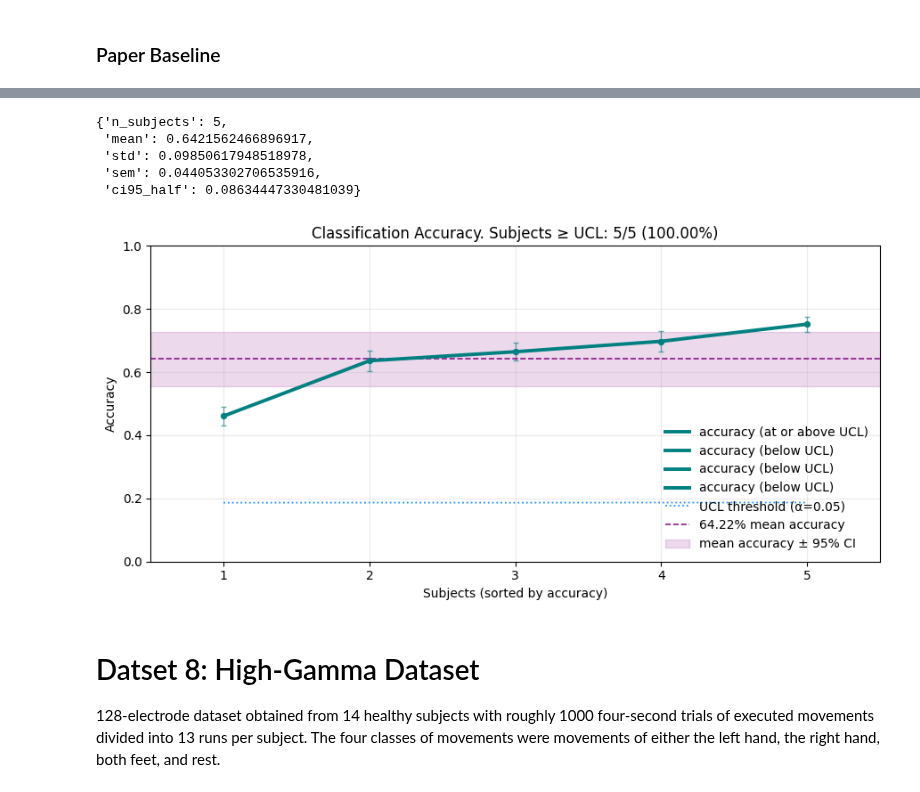
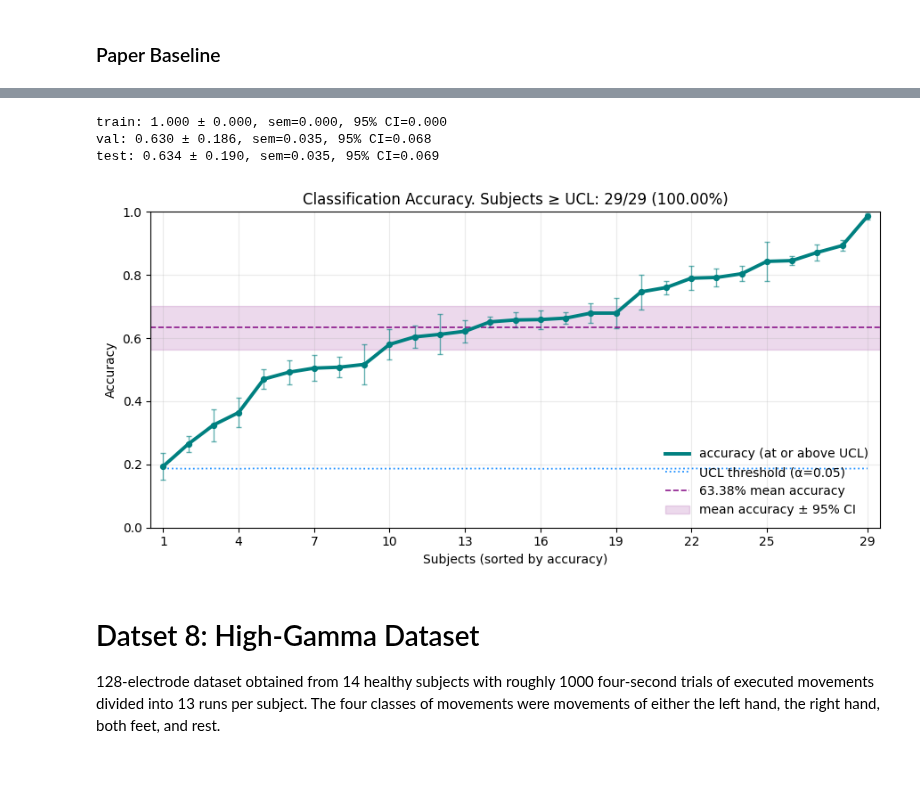
Before and after one commit to annzb/eeg-mi-decoders, a Jupyter notebook: main.ipynb, the cells around one changed output, grey strips where cells are left out. Saved outputs shown, nothing was run; the diff lists cells and outputs as text; code cells hidden in the pictures.

Commit message:
Implement ds4 baseline pipeline

```diff
--- a/main.ipynb
+++ b/main.ipynb
@@ -261,29 +252,29 @@ ds4X.shape, ds4Y.shape, ds4groups.shape
 # %%
 ds4_baseline_model = Model(
-    feat=feature_extractor.CSPLogVar(csp_n_components=4, reg=1e-10),
-    clf=classifier.LDAClassifier(lda_shrinkage=False)
+    feat=feature_extractor.FTACartesian(n_bins=5, max_freq_hz=5.0),
+    clf=classifier.VotingSVMClassifier(
+        svm_kernel="linear",
+        svm_decision_function_shape="ovo",
+        svm_C=1.0,
+    )
 )
-ds4_crossval = crossval.RepeatedSubsetCrossval(n_subsets=10, test_k=3, n_repeats=120, seed=rseed)
+ds4_split = split.RepeatedHoldoutSplit(train_frac=0.63, val_frac=0.27, test_frac=0.10, n_repeats=5, seed=rseed)
 # %%
-ds4_baseline_scores = ds4_crossval.eval_all_subjects(model=ds4_baseline_model, X=ds4X, y=ds4Y, groups=ds4groups)
+scores = Evaluator().eval_all_subjects(
+    split=ds4_split, model=ds4_baseline_model,
+    X=ds4X, y=ds4Y, groups=ds4groups,
+    alpha=0.05, metric=metrics.accuracy
+)
 # %%
-summary = eval_utils.summarize_subject_means([r.mean for r in ds4_baseline_scores.values()])
-summary
+scores
 # %% [output]
-{'n_subjects': 5,
- 'mean': 0.6421562466896917,
- 'std': 0.09850617948518978,
- 'sem': 0.044053302706535916,
- 'ci95_half': 0.08634447330481039}
+train: 1.000 ± 0.000, sem=0.000, 95% CI=0.000
+val: 0.630 ± 0.186, sem=0.035, 95% CI=0.068
+test: 0.634 ± 0.190, sem=0.035, 95% CI=0.069
 # %%
-plots.plot_subject_accuracies(
-    scores=ds4_baseline_scores,
-    summary=summary,
-    show_mean_line=True,
-    show_ci_band=True
-)
+plots.plot_subject_accuracies(scores=scores, mode='test', show_mean_line=True, show_ci_band=True)
 # %% [output]
-[figure, old version]
+[figure, new version]
 # %% [markdown]
 # Datset 8: High-Gamma Dataset
 128-electrode dataset obtained from 14 healthy subjects with roughly 1000 four-second trials of executed movements divided into 13 runs per subject. The four classes of movements were movements of either the left hand, the right hand, both feet, and rest.
```
Also changed, not shown: parts of 11 cells of this notebook, 15 other files.
